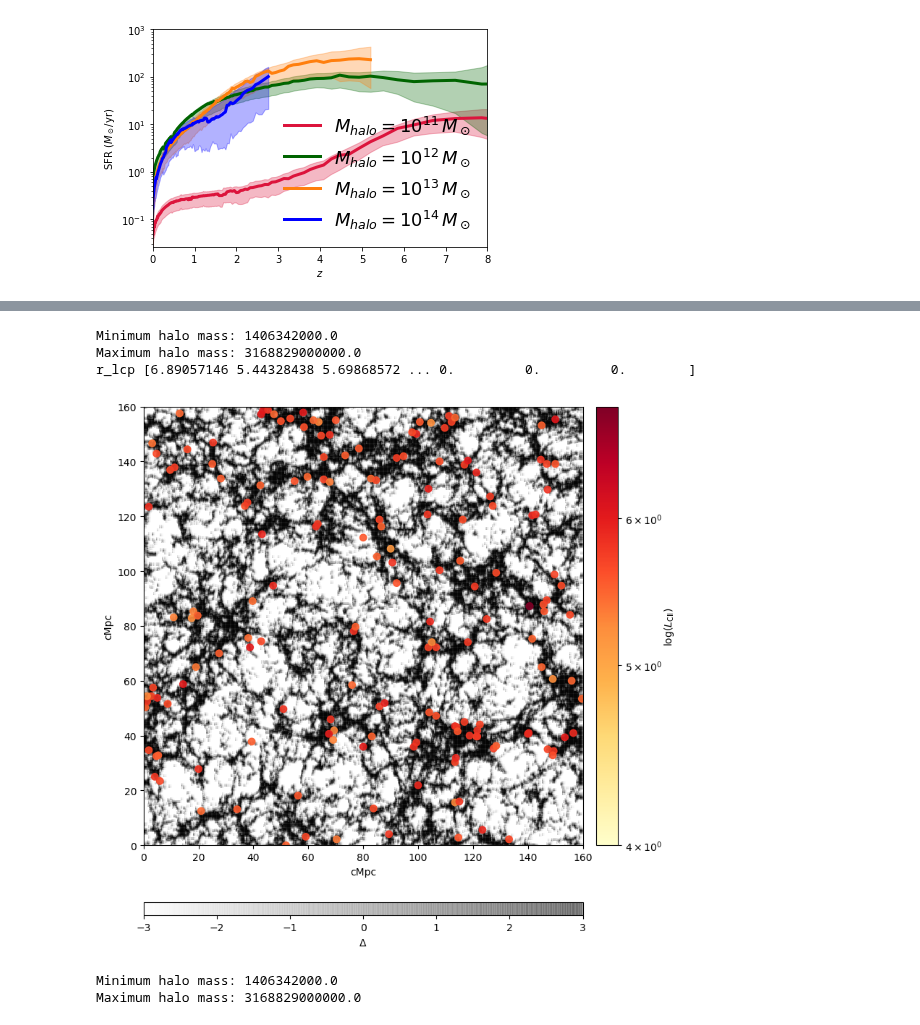
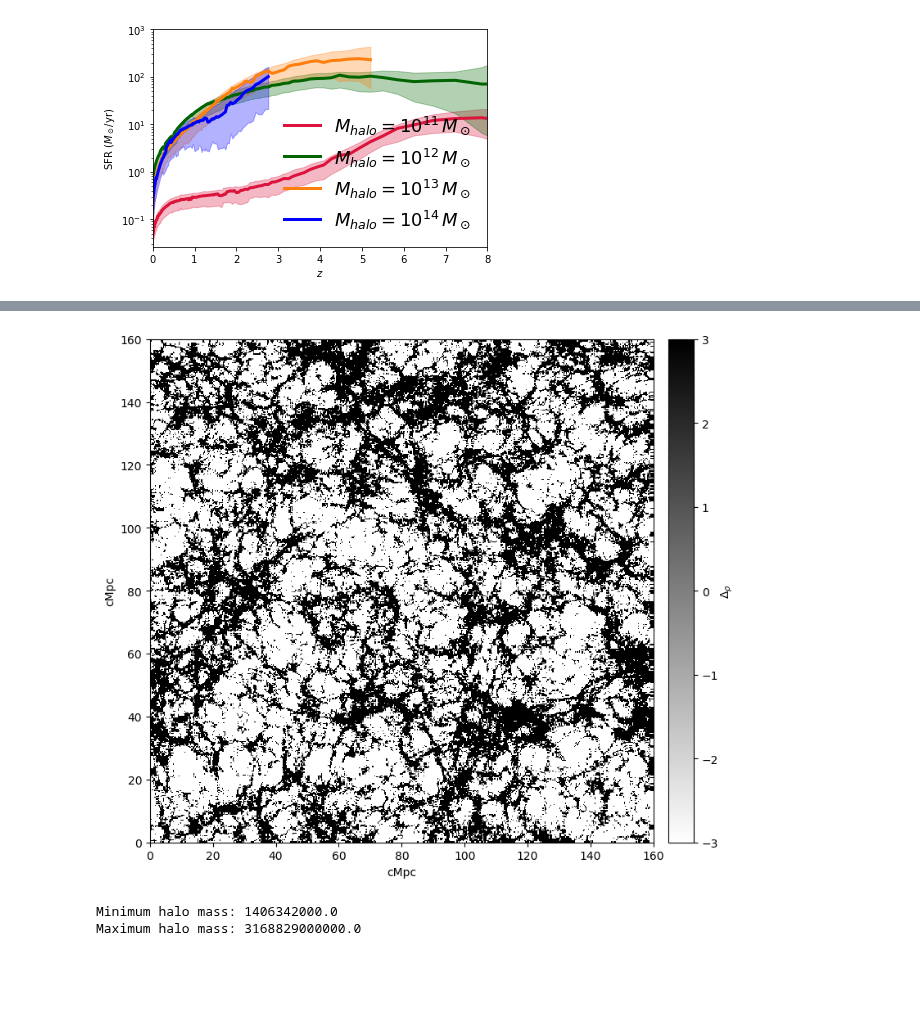
Before and after one commit to Anirbancosmo/Limpy, a Jupyter notebook: notebook/test.ipynb, the cells around one changed output, grey strips where cells are left out. Saved outputs shown, nothing was run; the diff lists cells and outputs as text; code cells hidden in the pictures; blank space fills up the shorter version.

Commit message:
plots modified

```diff
--- a/notebook/test.ipynb
+++ b/notebook/test.ipynb
@@ -54,38 +54,35 @@ Text(0,0.5,'$\\log(L_{CII})\\,\\,[L_\\odot]$')
 # %%
 """
 plot_slice module can make slice plots for density.
 
 This function takes few inputs as described below.
 
 Set "True" for any of these arguments at a time: density_plot,
            halo_overplot, and plot_lines.
 """
 
 boxsize=160  # Size of the box in comoving Mpc (cMpc)
 ngrid= 512  # number of grids along the box axis
 nproj=10    # no of cells to project
 halo_redshift=7.02 # redshift of halos, (Note: at this point it is not used in the function)
 
 
 #It can read halos and density only from the redshift information but now, lets just do it for one redshift
 # by manually providng the files
 
 #location of density file
 dens_file='/Users/anirbanroy/Documents/line-intensity/updated_smoothed_deltax_z005.85_512_160Mpc'
 
 #location of halo catalogue file
 
 halocat_file='/Users/anirbanroy/Documents/line-intensity/halos_z5.85_512_160Mpc'
 
 
 #plot only the density slice
-ll.plot_slice(boxsize, ngrid, nproj, dens_file, halocat_file,halo_redshift,halo_cutoff_mass_log=9, density_plot=False,
-           halo_overplot=False ,plot_lines=True)
+ll.plot_slice(boxsize, ngrid, nproj, dens_file, halocat_file,halo_redshift,halo_cutoff_mass_log=9, density_plot=True,
+           halo_overplot=False ,plot_lines=False)
 # %% [output]
-Minimum halo mass: 1406342000.0
-Maximum halo mass: 3168829000000.0
-r_lcp [6.89057146 5.44328438 5.69868572 ... 0.         0.         0.        ]
-[figure, old version]
+[figure, new version]
 # %%
 # overplot halos on the density distribution
 ll.plot_slice(boxsize, ngrid, nproj, dens_file, halocat_file,halo_redshift,halo_cutoff_mass_log=9, density_plot=False,
```
Also changed, not shown: parts of 3 cells of this notebook, 3 other files.
